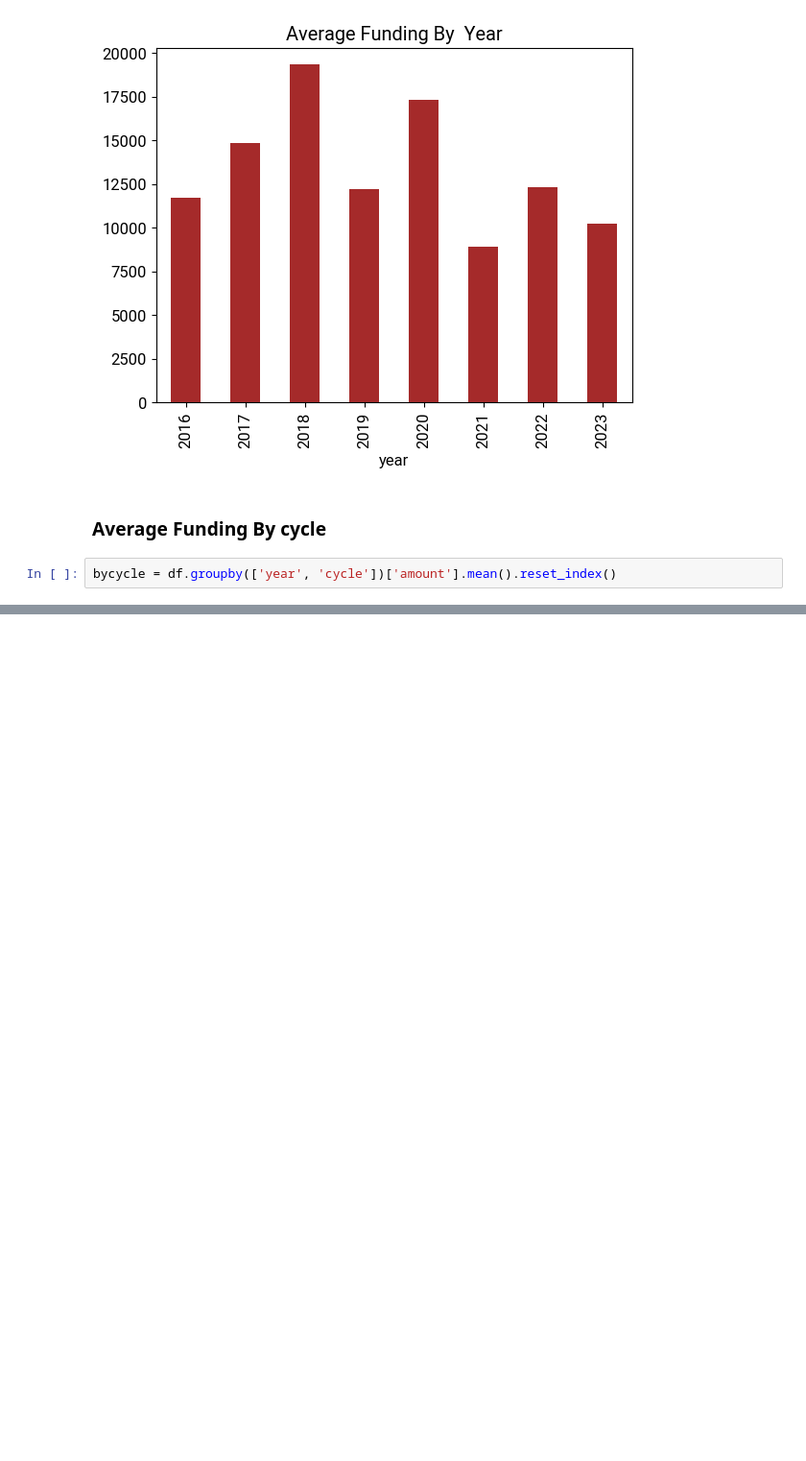
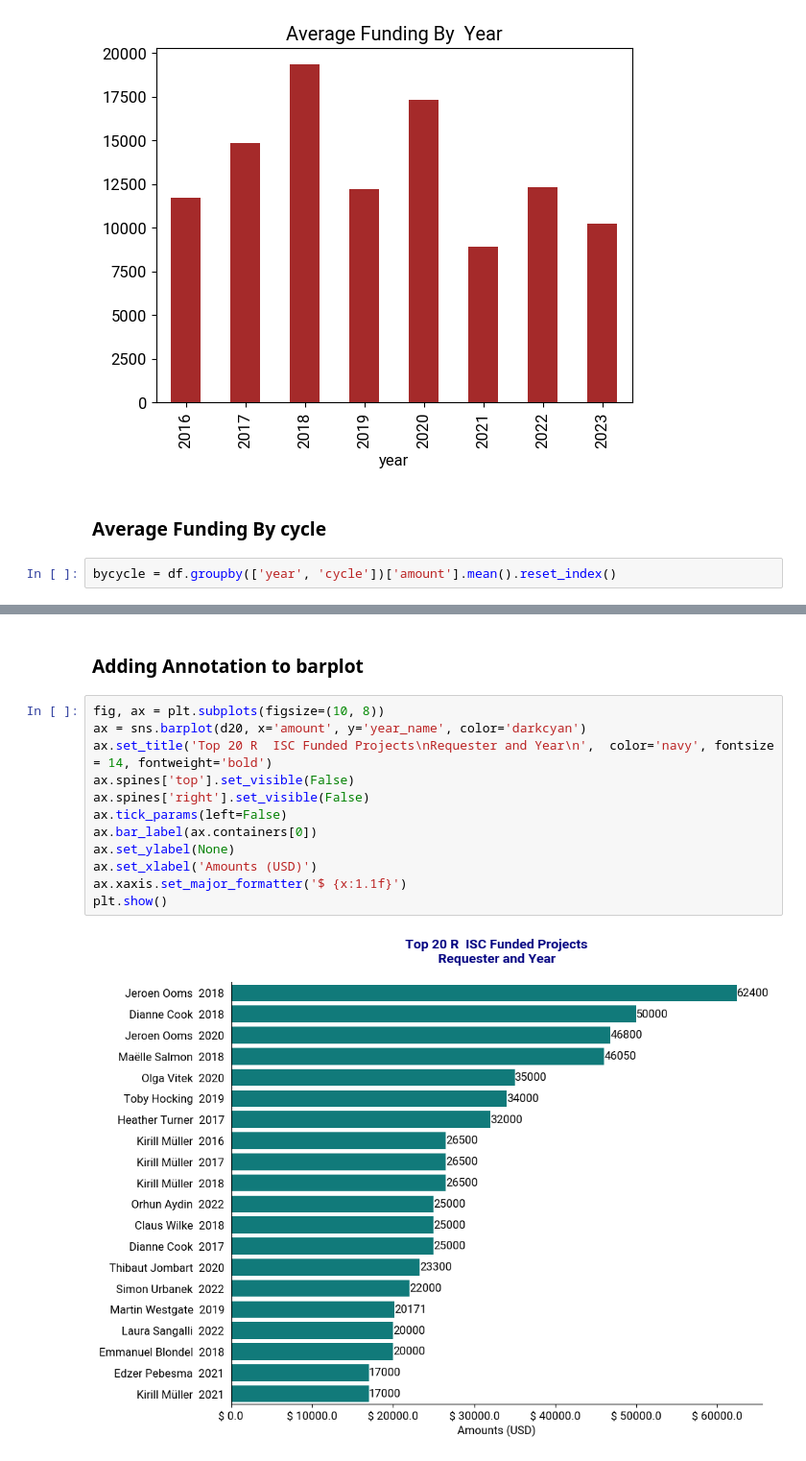
Before and after one commit to birusod/Projects2024, a Jupyter notebook: PyDocs/W08_ISC Grants/R_isc_grants.ipynb, the cells around one changed output, grey strips where cells are left out. Shown at 96% size. Cells and saved outputs as stored; diff of their text form; blank space fills up the shorter version.

```diff
--- a/PyDocs/W08_ISC Grants/R_isc_grants.ipynb
+++ b/PyDocs/W08_ISC Grants/R_isc_grants.ipynb
@@ -105,0 +165,16 @@ bycycle = df.groupby(['year', 'cycle'])['amount'].mean().reset_index()
+# %% [markdown]
+### Adding Annotation  to barplot
+# %%
+fig, ax = plt.subplots(figsize=(10, 8))
+ax = sns.barplot(d20, x='amount', y='year_name', color='darkcyan')
+ax.set_title('Top 20 R  ISC Funded Projects\nRequester and Year\n',  color='navy', fontsize = 14, fontweight='bold')
+ax.spines['top'].set_visible(False)
+ax.spines['right'].set_visible(False)
+ax.tick_params(left=False)
+ax.bar_label(ax.containers[0])
+ax.set_ylabel(None)
+ax.set_xlabel('Amounts (USD)')
+ax.xaxis.set_major_formatter('$ {x:1.1f}')
+plt.show()
+# %% [output]
+[figure, added]
```
Also changed, not shown: parts of 6 cells of this notebook.
